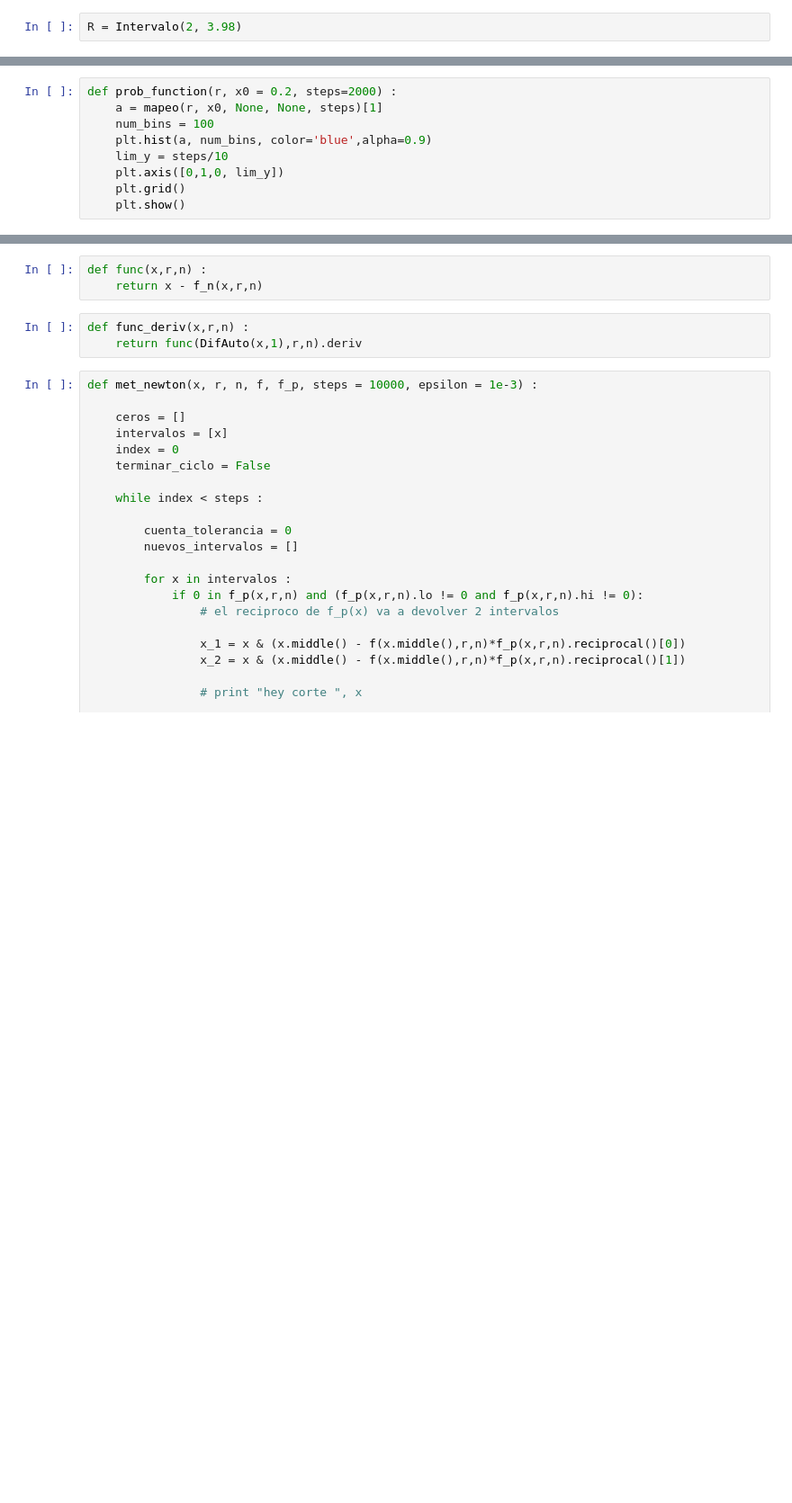
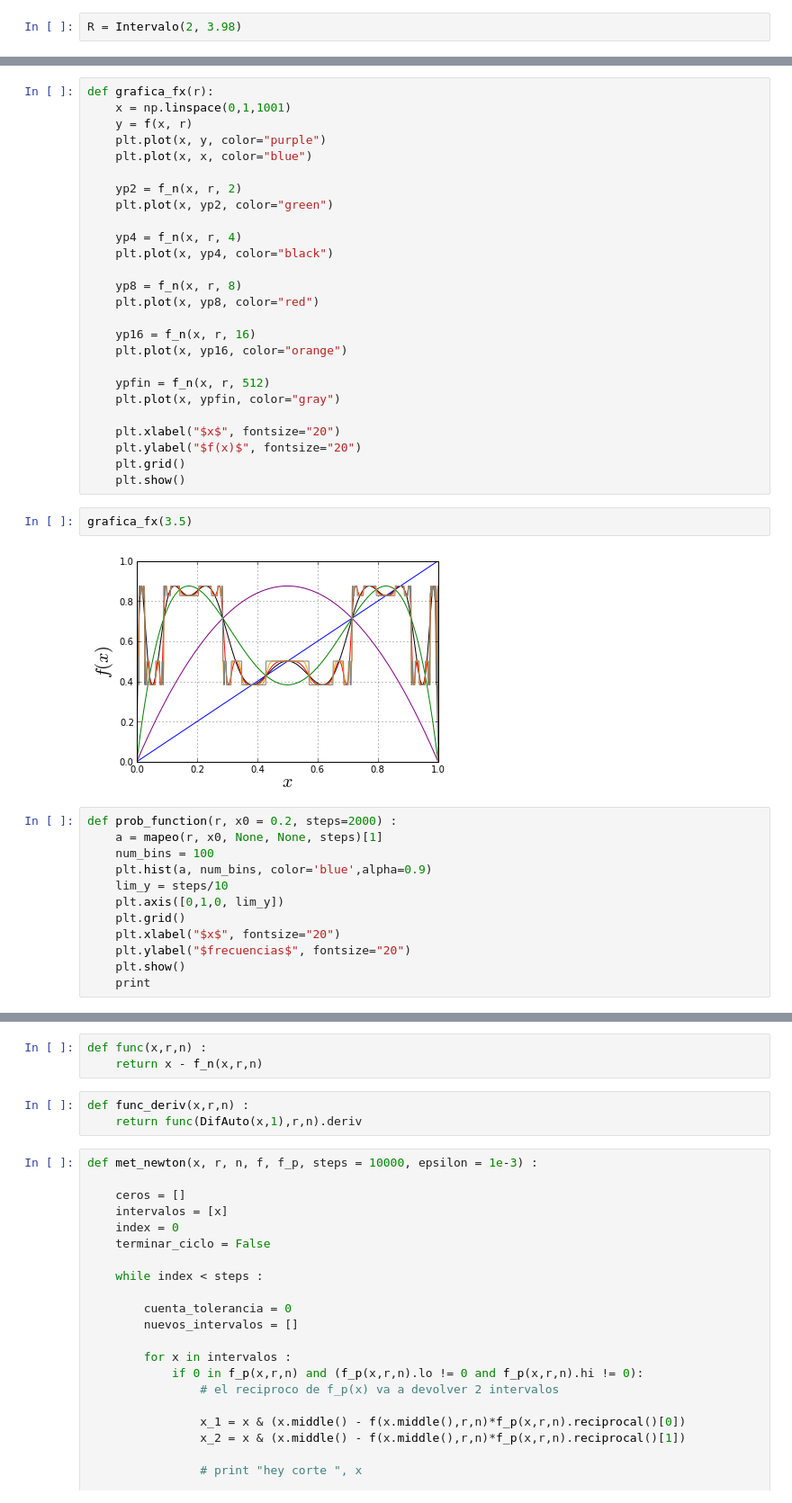
Before and after one commit to aeperea/proyecto, a Jupyter notebook: mapeo logistico.ipynb, the cells around one changed output, grey strips where cells are left out. Shown at 90% size. Saved outputs shown, nothing was run; the diff lists cells and outputs as text; blank space fills up the shorter version.

```diff
--- a/mapeo logistico.ipynb
+++ b/mapeo logistico.ipynb
@@ -102,3 +114,33 @@ cobweb(3.4)
+# %%
+def grafica_fx(r):
+    x = np.linspace(0,1,1001)
+    y = f(x, r)
+    plt.plot(x, y, color="purple")
+    plt.plot(x, x, color="blue")
+
+    yp2 = f_n(x, r, 2)
+    plt.plot(x, yp2, color="green")
+
+    yp4 = f_n(x, r, 4)
+    plt.plot(x, yp4, color="black")
+
+    yp8 = f_n(x, r, 8)
+    plt.plot(x, yp8, color="red")
+
+    yp16 = f_n(x, r, 16)
+    plt.plot(x, yp16, color="orange")
+
+    ypfin = f_n(x, r, 512)
+    plt.plot(x, ypfin, color="gray")
+
+    plt.xlabel("$x$", fontsize="20")
+    plt.ylabel("$f(x)$", fontsize="20")
+    plt.grid()
+    plt.show()
+# %%
+grafica_fx(3.5)
+# %% [output]
+[figure, added]
 # %%
 def prob_function(r, x0 = 0.2, steps=2000) :
     a = mapeo(r, x0, None, None, steps)[1]
@@ -107,5 +149,8 @@ def prob_function(r, x0 = 0.2, steps=2000) :
     lim_y = steps/10
     plt.axis([0,1,0, lim_y])
     plt.grid()
+    plt.xlabel("$x$", fontsize="20")
+    plt.ylabel("$frecuencias$", fontsize="20")
     plt.show()
+    print
 # %%
```
Also changed, not shown: parts of 14 cells of this notebook.
